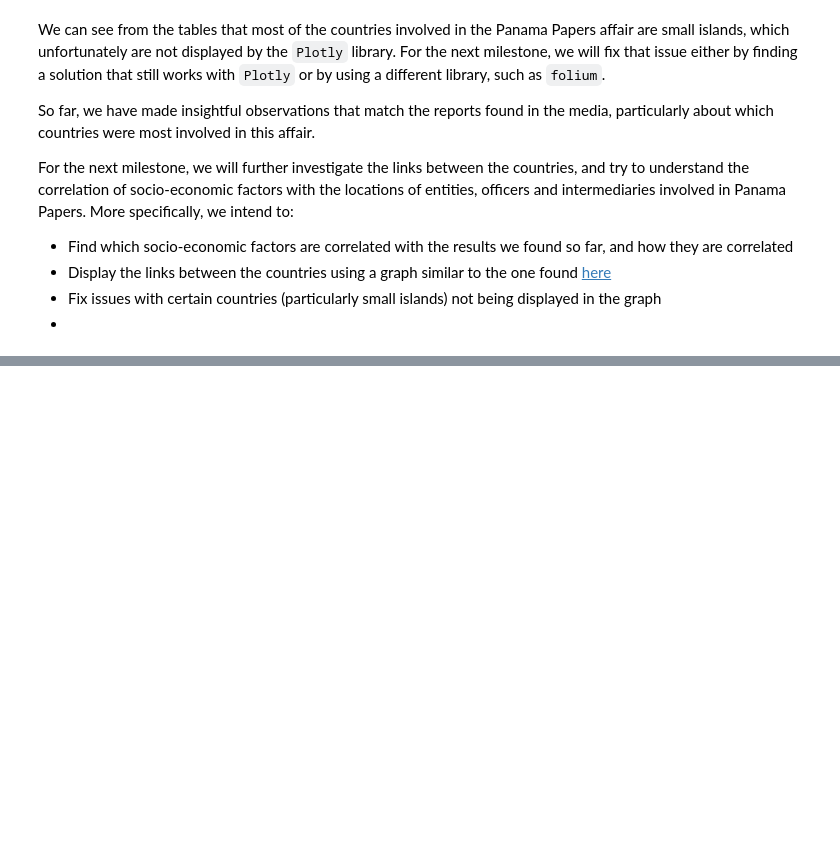
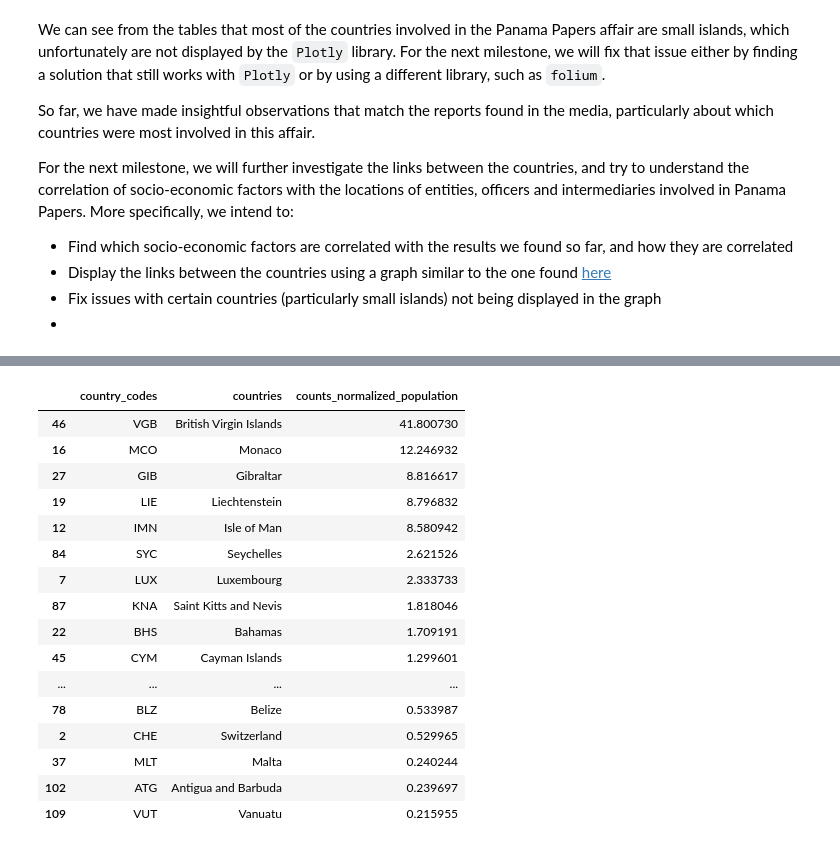
Before and after one commit to marikomakhm/ada-project, a Jupyter notebook: src/world_plots.ipynb, the cells around one changed output, grey strips where cells are left out. Drawn from its saved outputs; the diff is of its cells as text; code cells hidden in the pictures; blank space fills up the shorter version.

```diff
--- a/src/world_plots.ipynb
+++ b/src/world_plots.ipynb
@@ -1250,0 +1258,25 @@ pp_edges_countries = pp_edges_countries.drop(columns=['id_origin', 'id_dest'])
+# %%
+pp_total_country_normalized = pp_total_country.merge(wb_population_2014, left_on='country_codes', right_on='Country Code')
+pp_total_country_normalized = pp_total_country_normalized.merge(wb_income_share_20_per, left_on='country_codes', right_on='Country Code')
+pp_total_country_normalized['counts_normalized_population'] = pp_total_country_normalized['total'] / pp_total_country_normalized['2014'] * 100
+pp_total_country_normalized['counts_normalized_income_share'] = pp_total_country_normalized['total'] * pp_total_country_normalized['Income Share'] / 100
+# %%
+pp_total_country_normalized[['country_codes','countries','counts_normalized_population']].sort_values('counts_normalized_population', ascending=False).head(20)
+# %% [output]
+|  | country_codes | countries | counts_normalized_population |
+| 46 | VGB | British Virgin Islands | 41.800730 |
+| 16 | MCO | Monaco | 12.246932 |
+| 27 | GIB | Gibraltar | 8.816617 |
+| 19 | LIE | Liechtenstein | 8.796832 |
+| 12 | IMN | Isle of Man | 8.580942 |
+| 84 | SYC | Seychelles | 2.621526 |
+| 7 | LUX | Luxembourg | 2.333733 |
+| 87 | KNA | Saint Kitts and Nevis | 1.818046 |
+| 22 | BHS | Bahamas | 1.709191 |
+| 45 | CYM | Cayman Islands | 1.299601 |
+| ... | ... | ... | ... |
+| 78 | BLZ | Belize | 0.533987 |
+| 2 | CHE | Switzerland | 0.529965 |
+| 37 | MLT | Malta | 0.240244 |
+| 102 | ATG | Antigua and Barbuda | 0.239697 |
+| 109 | VUT | Vanuatu | 0.215955 |
```
Also changed, not shown: parts of 11 cells of this notebook, 1 other file.
